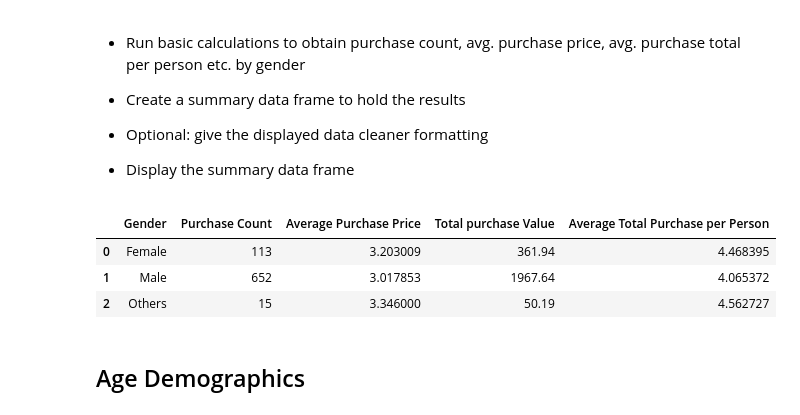
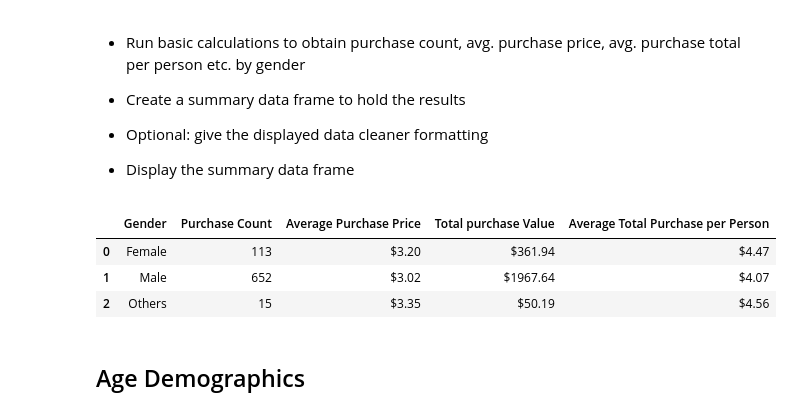
Before and after one commit to Joshbrar/pandas-challenge, a Jupyter notebook: HeroesOfPymoli/HeroesOfPymoli_starter.ipynb, the cells around one changed output. Drawn from its saved outputs; the diff is of its cells as text; code cells hidden in the pictures.

```diff
--- a/HeroesOfPymoli/HeroesOfPymoli_starter.ipynb
+++ b/HeroesOfPymoli/HeroesOfPymoli_starter.ipynb
@@ -133,37 +133,41 @@ gender_data_summary
 purchase_f_gender = purchase_data.loc[purchase_data["Gender"] == "Female"]
 purchase_m_gender = purchase_data.loc[purchase_data["Gender"] == "Male"]
 purchase_o_gender = purchase_data.loc[purchase_data["Gender"] == "Other / Non-Disclosed"]
 
 pur_f_cnt = len(purchase_f_gender["Gender"])
 pur_m_cnt = len(purchase_m_gender["Gender"])
 pur_o_cnt = len(purchase_o_gender["Gender"])
 
 purchase_avg_f =purchase_f_gender["Price"].mean()
 purchase_avg_m =purchase_m_gender["Price"].mean()
 purchase_avg_o =purchase_o_gender["Price"].mean()
 
 purchase_total_f =purchase_f_gender["Price"].sum()
 purchase_total_m =purchase_m_gender["Price"].sum()
 purchase_total_o =purchase_o_gender["Price"].sum()
 
 purch_total_pp_f = purchase_total_f/females_cnt
 purch_total_pp_m = purchase_total_m/males_cnt
 purch_total_pp_o = purchase_total_o/non_disclosed_cnt
 
-
+#create a new summary dataframe and format it and then display
 summary_by_gender_df = pd.DataFrame({
     "Gender": ["Female" , "Male", "Others"],
     "Purchase Count": [pur_f_cnt,pur_m_cnt,pur_o_cnt ],
     "Average Purchase Price":[purchase_avg_f, purchase_avg_m,purchase_avg_o],
     "Total purchase Value" : [purchase_total_f, purchase_total_m, purchase_total_o],
     "Average Total Purchase per Person" : [purch_total_pp_f, purch_total_pp_m,purch_total_pp_o]
      })
+summary_by_gender_df["Average Purchase Price"] = summary_by_gender_df["Average Purchase Price"].map("${:.2f}".format)
+summary_by_gender_df["Total purchase Value"] = summary_by_gender_df["Total purchase Value"].map("${:.2f}".format)
+summary_by_gender_df["Average Total Purchase per Person"] = summary_by_gender_df["Average Total Purchase per Person"].map("${:.2f}".format)
+
 summary_by_gender_df
 # %% [output]
 |  | Gender | Purchase Count | Average Purchase Price | Total purchase Value | Average Total Purchase per Person |
-| 0 | Female | 113 | 3.203009 | 361.94 | 4.468395 |
-| 1 | Male | 652 | 3.017853 | 1967.64 | 4.065372 |
-| 2 | Others | 15 | 3.346000 | 50.19 | 4.562727 |
+| 0 | Female | 113 | $3.20 | $361.94 | $4.47 |
+| 1 | Male | 652 | $3.02 | $1967.64 | $4.07 |
+| 2 | Others | 15 | $3.35 | $50.19 | $4.56 |
 # %% [markdown]
 ## Age Demographics
 # %% [markdown]
```
Also changed, not shown: parts of 3 cells of this notebook.
